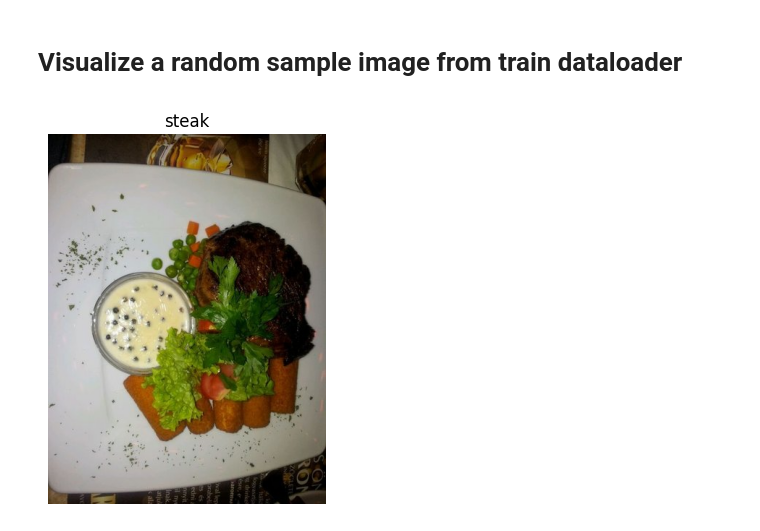
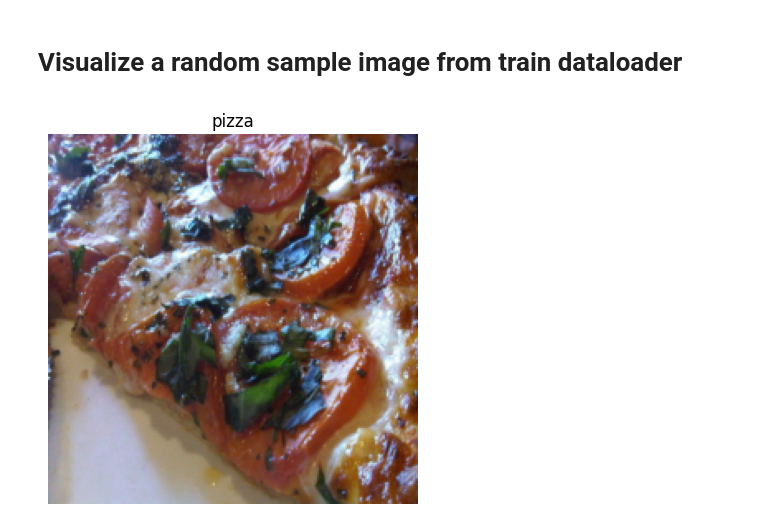
Before and after one commit to anirguha/Python-2, a Jupyter notebook: Colab Notebooks/Vision Transformer (Replicated ViT Paper.ipynb, the cells around one changed output. Cells and saved outputs as stored; diff of their text form; code cells hidden in the pictures.

```diff
--- a/Colab Notebooks/Vision Transformer (Replicated ViT Paper.ipynb
+++ b/Colab Notebooks/Vision Transformer (Replicated ViT Paper.ipynb
@@ -116,26 +115,18 @@ train_dataloader, test_dataloader, class_names = data_setup.create_dataloaders(
 )
 # %% [markdown]
 # Visualize a random sample image from train dataloader
-# %%
-# Select a random image index
-img_select_index = random.choice(torch.arange(len(train_dataloader.dataset.imgs))).item()
-
-# Get the image path using the selected index
-image_path_to_open = train_dataloader.dataset.imgs[img_select_index][0]
-
-# Open the image using PIL
-image_to_plot = Image.open(image_path_to_open)
-
-# Get the class index for the selected image
-class_index = train_dataloader.dataset.targets[img_select_index]
-
-# Convert the PIL Image to a numpy array for plotting
-image_to_plot_np = np.array(image_to_plot)
-
-# Display the image
-plt.imshow(image_to_plot_np)
-plt.title(class_names[class_index])
-plt.axis(False)
-plt.show()
-# %% [output]
-[figure, removed]
+# %%
+# Random select an image from the train dataloader
+image_batch, label_batch = next(iter(train_dataloader))
+
+idx_to_select = random.choice(torch.arange(len(image_batch)))
+
+image, label = image_batch[idx_to_select],  label_batch[idx_to_select]
+# %%
+# Display the image
+plt.imshow(image.permute(1,2,0))
+plt.title(class_names[label])
+plt.axis(False)
+plt.show()
+# %% [output]
+[figure, added]
```
Also changed, not shown: parts of 12 cells of this notebook, 6 other files.
